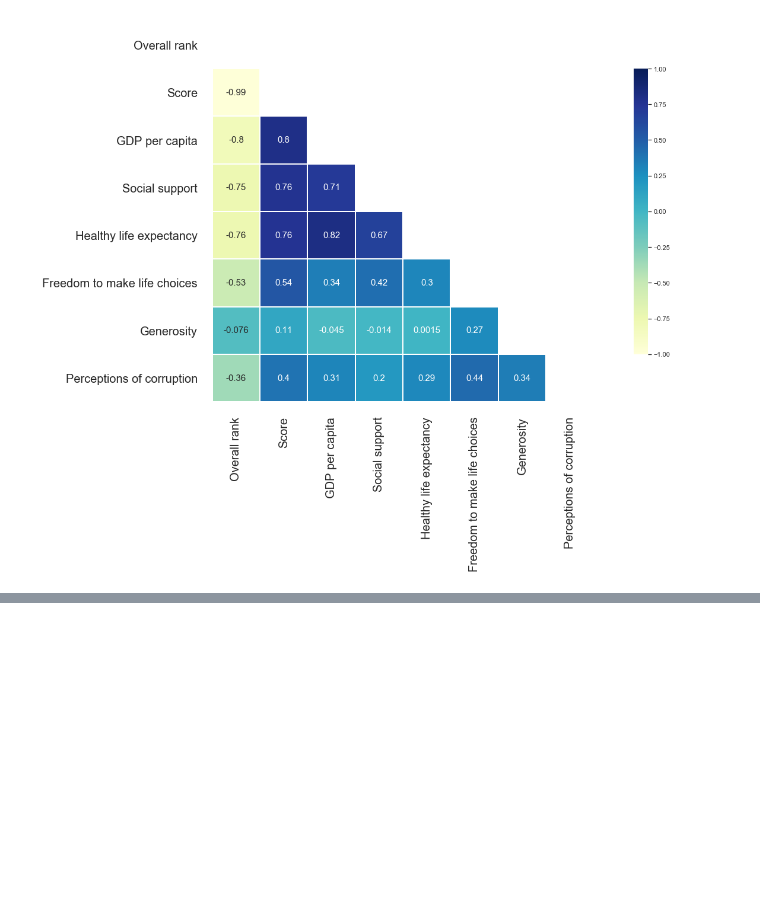
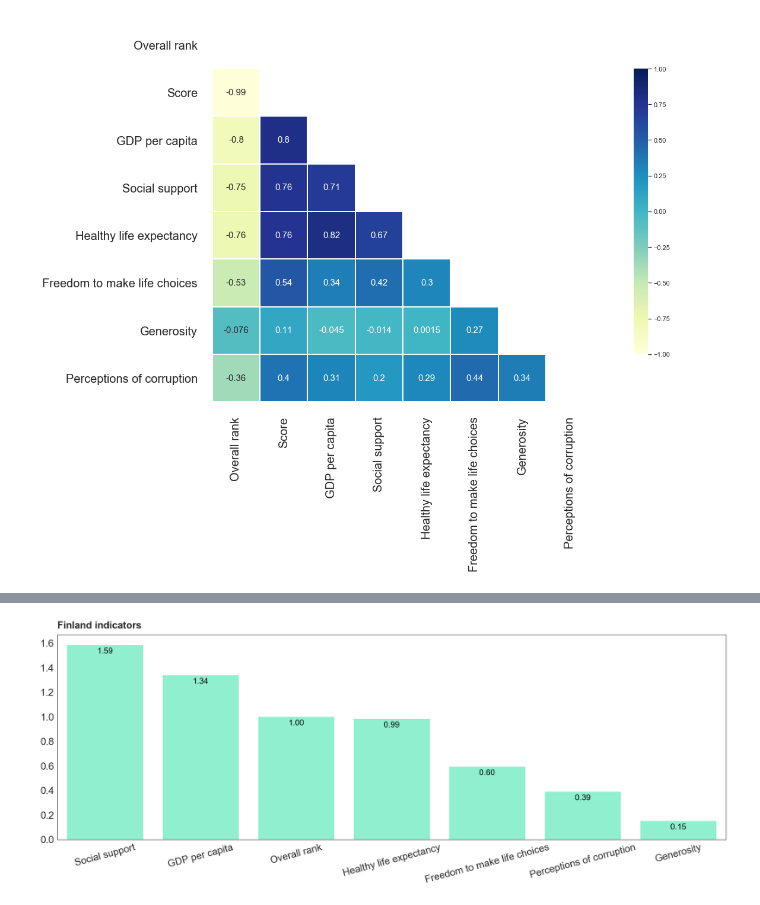
Before and after one commit to Empanator/World_Happiness_Report, a Jupyter notebook: World Happiness Report.ipynb, the cells around one changed output, grey strips where cells are left out. Drawn from its saved outputs; the diff is of its cells as text; code cells hidden in the pictures; blank space fills up the shorter version.

```diff
--- a/World Happiness Report.ipynb
+++ b/World Happiness Report.ipynb
@@ -168,0 +209,7 @@ plt.show()
+# %%
+df_finland = df_2019[df_2019['Country or region'] == 'Finland'].copy()
+df_finland.drop(['Score', 'Country or region'], axis = 1, inplace = True)
+df_finland = df_finland.stack().reset_index().rename(columns = {'level_1': 'indicators', 0: 'value'})
+df_finland.set_index('date', inplace = True)
+df_finland_sorted = df_finland.sort_values(by = 'value', ascending = False)
+df_finland_sorted
@@ -168,0 +226,23 @@ plt.show()
+# %%
+plt.figure(figsize = (30, 10))
+plt.xticks(fontsize = 30, rotation = 15)
+plt.yticks(fontsize = 30)
+plt.tight_layout()
+
+ax = sns.barplot(x = df_finland_sorted['indicators'],
+                 y = df_finland_sorted['value'],
+                 orient = 'v', color = 'aquamarine')
+
+for p in ax.patches:
+    ax.annotate('%.2f' % p.get_height(), (p.get_x() + p.get_width()/2, p.get_height()),
+    ha = 'center', va = 'center', fontsize = 25, color = 'black', xytext = (0, -20),
+    textcoords = 'offset points')
+
+ax.set_title('Finland indicators', loc = 'left',
+             weight = 'bold', fontsize = 30, pad = 20)
+ax.set_xlabel('')
+ax.set_ylabel('')
+ax.tick_params(axis = 'both', length = 0, pad = 10)
+plt.show()
+# %% [output]
+[figure, added]
```
Also changed, not shown: parts of 15 cells of this notebook.
